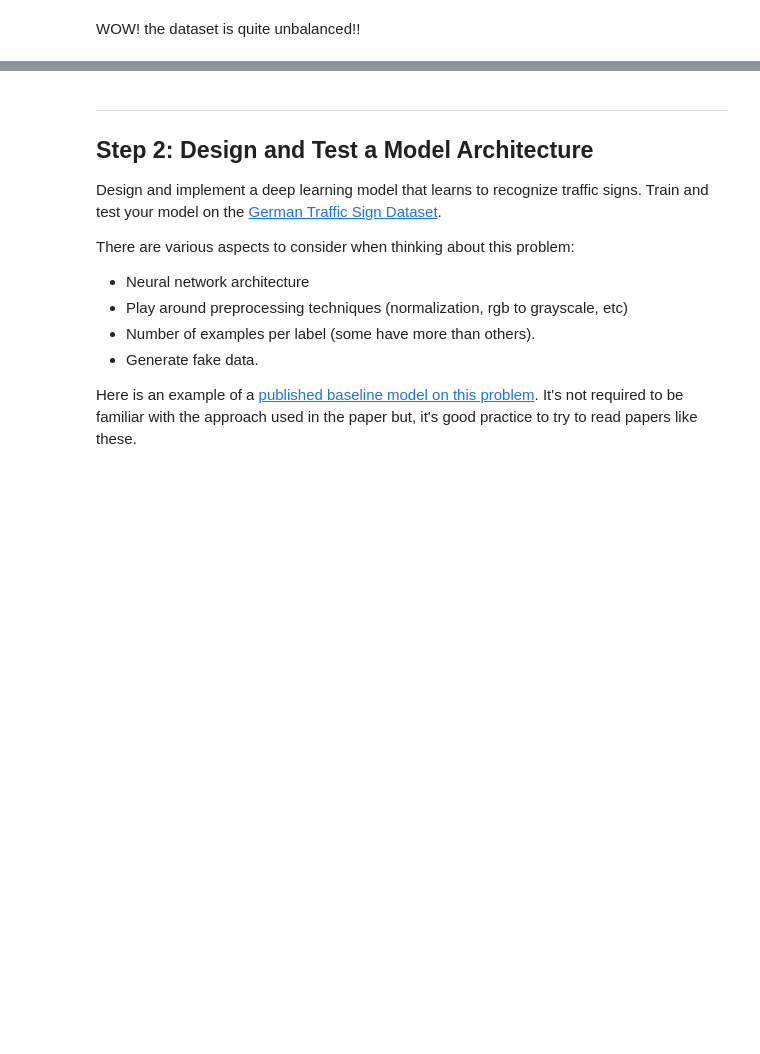
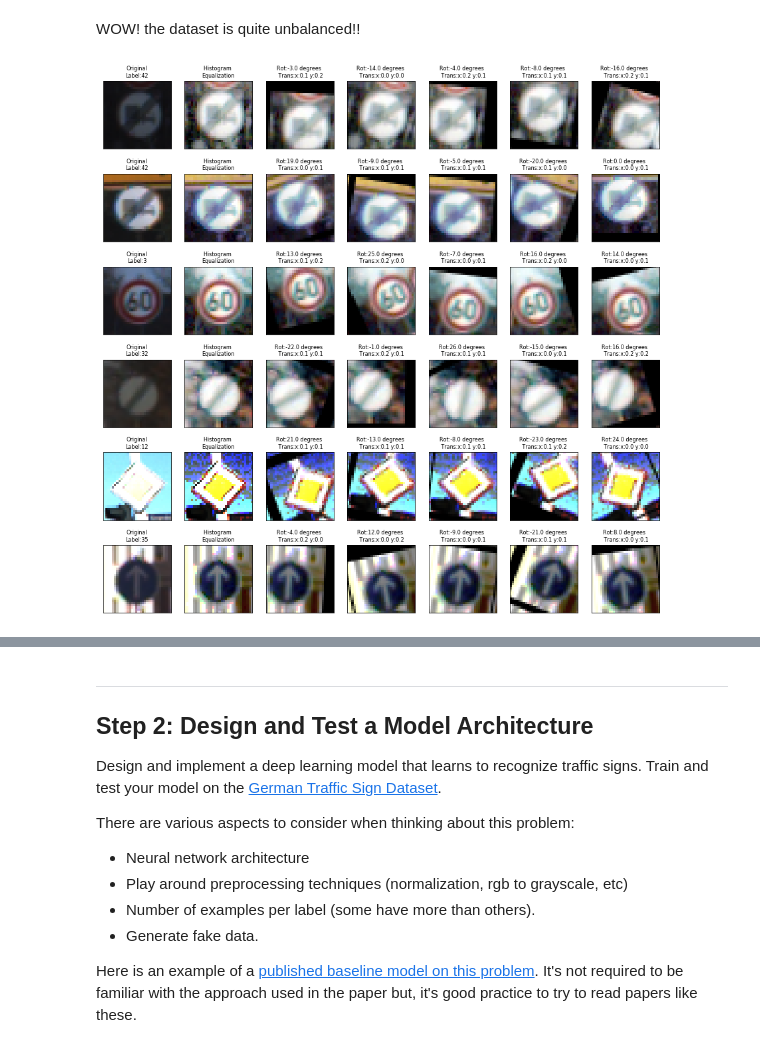
Before and after one commit to kingkastle/Self-Driving-Car-ND, a Jupyter notebook: Traffic_Sign_Classifier.ipynb, the cells around one changed output, grey strips where cells are left out. Drawn from its saved outputs; the diff is of its cells as text; code cells hidden in the pictures; blank space fills up the shorter version.

```diff
--- a/Traffic_Sign_Classifier.ipynb
+++ b/Traffic_Sign_Classifier.ipynb
@@ -128,2 +140,81 @@ for i,dataset_subset in enumerate([train,test]):
 # %% [markdown]
 WOW! the dataset is quite unbalanced!!
+# %%
+'''Set of functions to perform image modifications for data augmentation'''
+
+
+def image_translation(img,x_percent,y_percent,random_direction = True):
+    '''
+    Translate images
+
+    Args:
+        - img: numpy array of the image
+        - x_percent: value in [0-1] to translate image in X axis
+        - y_percent: value in [0-1] to translate image in Y axis
+        - random_direction: Direction of the translation
+
+    Returns:
+        - numpy array of the translated Image
+
+    '''
+    rows,cols,channels = img.shape
+    rows_flip = int(x_percent*rows)*np.random.choice([-1,1])
+    cols_flip = int(y_percent*cols)*np.random.choice([-1,1])
+    M = np.float32([[1,0,rows_flip],[0,1,cols_flip]])
+    dst = cv2.warpAffine(img,M,(cols,rows))
+    return dst
+
+def image_rotation(img,degrees):
+    '''
+    Rotate images
+
+    Args:
+        - img: numpy array of the image
+        - degrees: value in [-10,+10] degrees to rotate image in X axis
+
+    Returns:
+        - numpy array of the translated Image
+
+    '''
+    rows,cols,channels = img.shape
+    M = cv2.getRotationMatrix2D((cols/2,rows/2),degrees,1)
+    dst = cv2.warpAffine(img,M,(cols,rows), borderMode=cv2.BORDER_REFLECT_101)
+    return dst
+
+def histogram_equalization(image):
+    '''Improve image contrast'''
+    image[:,:,0] = cv2.equalizeHist(image[:,:,0])
+    image[:,:,1] = cv2.equalizeHist(image[:,:,1])
+    image[:,:,2] = cv2.equalizeHist(image[:,:,2])
+    return image
+
+
+
+# As example let's represent a particular image:
+label_distributions = get_index(y_train_raw)
+f, axarr = plt.subplots(6,7,figsize=(15,15))
+# These for loops are used to visualize all labels:
+for i in range(axarr.shape[0]):
+    label_idx = np.random.choice([key for key in label_distributions.keys()])
+    img_idx = np.random.choice(label_distributions[label_idx])
+    img_temp = X_train_raw[img_idx]
+    for j in range(axarr.shape[1]):
+        if j == 0:
+            axarr[i,j].imshow(img_temp)
+            axarr[i,j].set_title('Original\nLabel:{}'.format(label_idx),fontsize=8)
+        elif j==1:
+            new_img = histogram_equalization(img_temp)
+            axarr[i,j].imshow(new_img)
+            axarr[i,j].set_title('Histogram \nEqualization',fontsize=8)
+        else:
+            x_percent,y_percent = np.random.uniform(0.0,0.2,2)
+            degrees = np.random.randint(-30, +30)
+            new_img = histogram_equalization(img_temp)
+            new_img = image_translation(new_img,x_percent,y_percent,random_direction = True)
+            new_img = image_rotation(new_img,degrees)
+            axarr[i,j].imshow(new_img)
+            axarr[i,j].set_title('Rot:{:3.1f} degrees \n Trans:x:{:3.1f} y:{:3.1f}'.format(degrees,x_percent,y_percent),fontsize=8)
+        axarr[i,j].set_xticks([])
+        axarr[i,j].set_yticks([])
+# %% [output]
+[figure, added]
```
Also changed, not shown: parts of 46 cells of this notebook.
